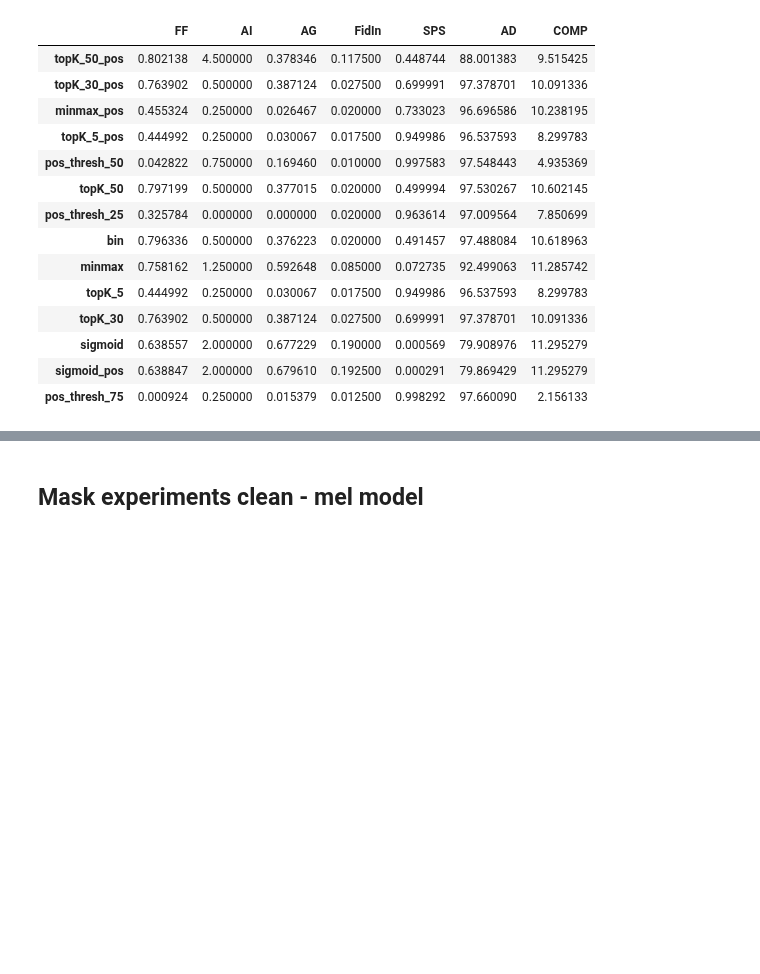
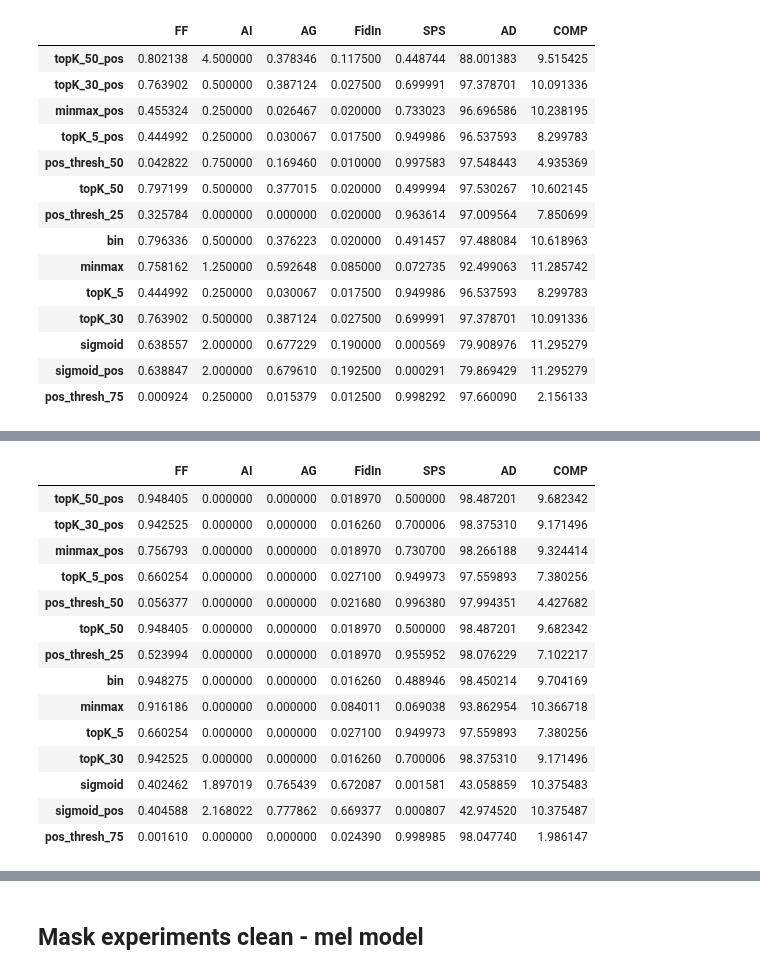
Before and after one commit to exile8/coursework24, a Jupyter notebook: tables.ipynb, the cells around one changed output, grey strips where cells are left out. Cells and saved outputs as stored; diff of their text form; code cells hidden in the pictures; blank space fills up the shorter version.

```diff
--- a/tables.ipynb
+++ b/tables.ipynb
@@ -269,0 +351,18 @@ display_experiment_results(experiment_results["cnn14_logstft"]["shap_clean"])
+# %%
+display_experiment_results(experiment_results_true["logmel_cnn14"]["shap_clean"])
+# %% [output]
+|  | FF | AI | AG | FidIn | SPS | AD | COMP |
+| topK_50_pos | 0.948405 | 0.000000 | 0.000000 | 0.018970 | 0.500000 | 98.487201 | 9.682342 |
+| topK_30_pos | 0.942525 | 0.000000 | 0.000000 | 0.016260 | 0.700006 | 98.375310 | 9.171496 |
+| minmax_pos | 0.756793 | 0.000000 | 0.000000 | 0.018970 | 0.730700 | 98.266188 | 9.324414 |
+| topK_5_pos | 0.660254 | 0.000000 | 0.000000 | 0.027100 | 0.949973 | 97.559893 | 7.380256 |
+| pos_thresh_50 | 0.056377 | 0.000000 | 0.000000 | 0.021680 | 0.996380 | 97.994351 | 4.427682 |
+| topK_50 | 0.948405 | 0.000000 | 0.000000 | 0.018970 | 0.500000 | 98.487201 | 9.682342 |
+| pos_thresh_25 | 0.523994 | 0.000000 | 0.000000 | 0.018970 | 0.955952 | 98.076229 | 7.102217 |
+| bin | 0.948275 | 0.000000 | 0.000000 | 0.016260 | 0.488946 | 98.450214 | 9.704169 |
+| minmax | 0.916186 | 0.000000 | 0.000000 | 0.084011 | 0.069038 | 93.862954 | 10.366718 |
+| topK_5 | 0.660254 | 0.000000 | 0.000000 | 0.027100 | 0.949973 | 97.559893 | 7.380256 |
+| topK_30 | 0.942525 | 0.000000 | 0.000000 | 0.016260 | 0.700006 | 98.375310 | 9.171496 |
+| sigmoid | 0.402462 | 1.897019 | 0.765439 | 0.672087 | 0.001581 | 43.058859 | 10.375483 |
+| sigmoid_pos | 0.404588 | 2.168022 | 0.777862 | 0.669377 | 0.000807 | 42.974520 | 10.375487 |
+| pos_thresh_75 | 0.001610 | 0.000000 | 0.000000 | 0.024390 | 0.998985 | 98.047740 | 1.986147 |
```
Also changed, not shown: parts of 22 cells of this notebook, 1 other file.
